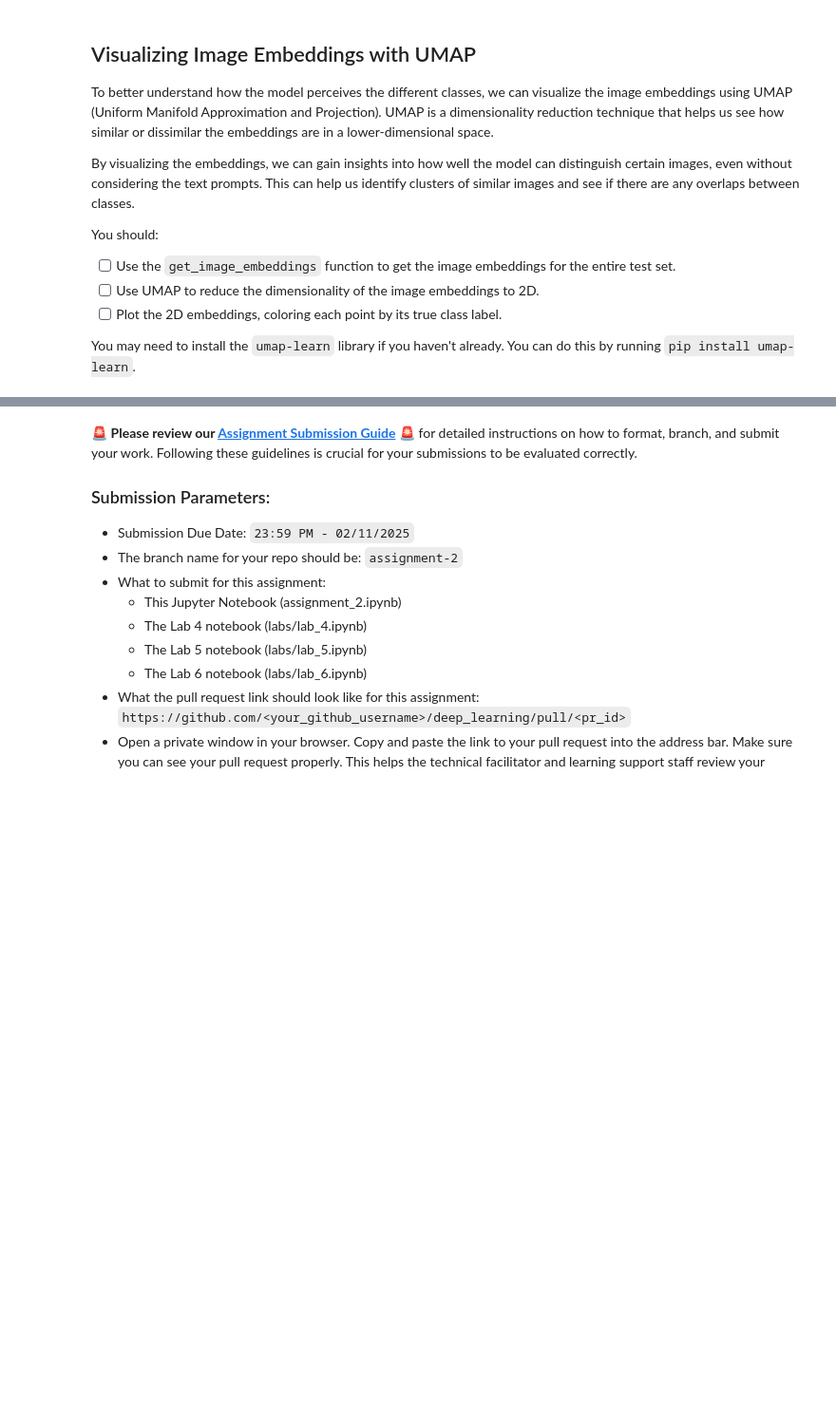
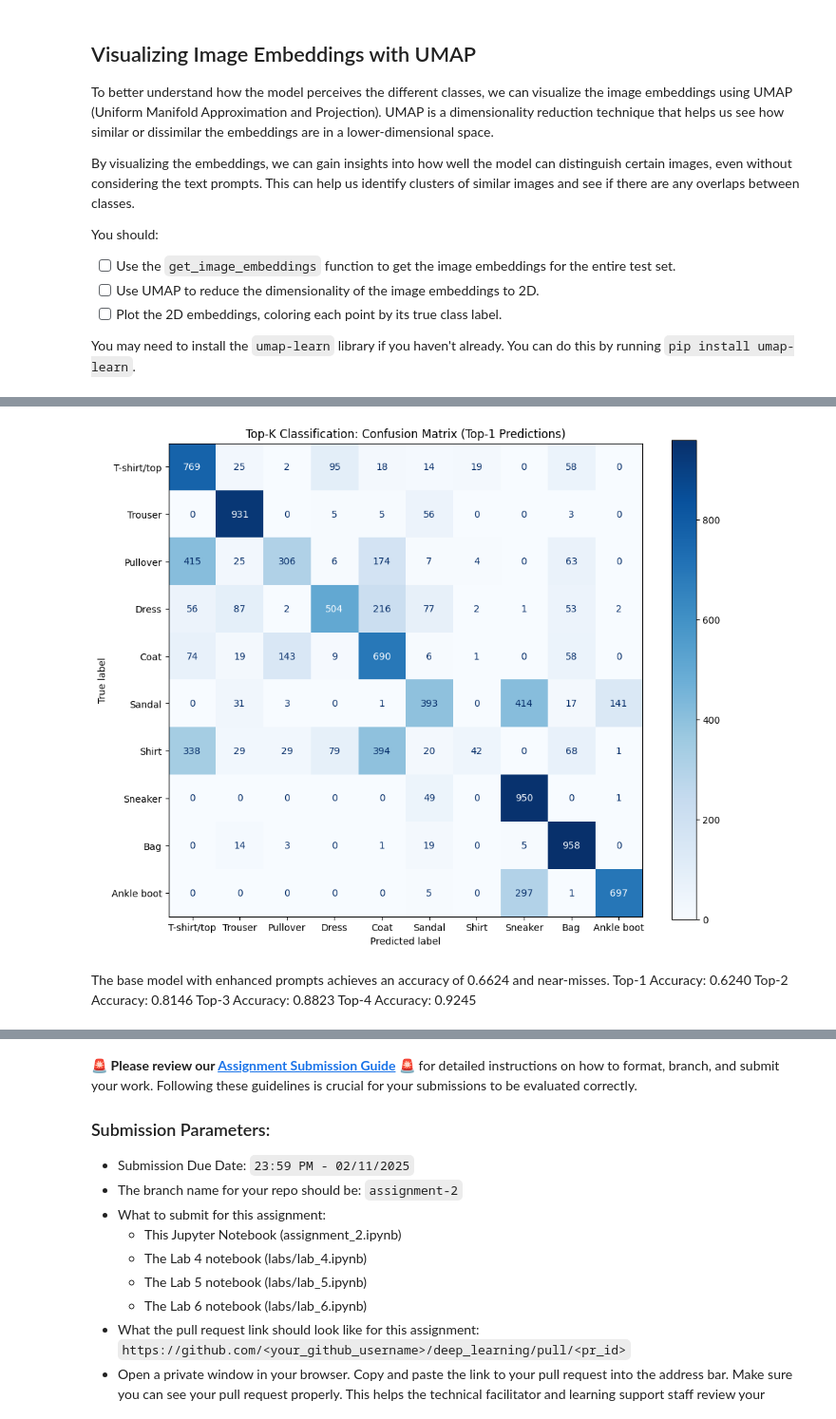
Before and after one commit to davidancor/deep_learning, a Jupyter notebook: 02_activities/assignments/assignment_2.ipynb, the cells around one changed output, grey strips where cells are left out. Shown at 95% size. Drawn from its saved outputs; the diff is of its cells as text; code cells hidden in the pictures; blank space fills up the shorter version.

```diff
--- a/02_activities/assignments/assignment_2.ipynb
+++ b/02_activities/assignments/assignment_2.ipynb
@@ -410,3 +491,25 @@ for k in [1, 2, 3, 4]:
+# %%
+from sklearn.metrics import confusion_matrix, ConfusionMatrixDisplay
+
+# Get top-1 predictions for the confusion matrix
+top1_preds = get_top_k_predictions(all_sims, k=1).ravel()  # or argmax
+
+# Plot confusion matrix
+fig, ax = plt.subplots(figsize=(10, 8))
+cm = confusion_matrix(all_true, top1_preds)
+disp = ConfusionMatrixDisplay(confusion_matrix=cm, display_labels=CLASS_NAMES)
+disp.plot(ax=ax, cmap='Blues', values_format='d')
+plt.title("Top-K Classification: Confusion Matrix (Top-1 Predictions)")
+plt.tight_layout()
+plt.show()
+# %% [output]
+[figure, added]
+# %% [markdown]
+The base model with enhanced prompts achieves an accuracy of 0.6624 and near-misses.
+Top-1 Accuracy: 0.6240
+Top-2 Accuracy: 0.8146
+Top-3 Accuracy: 0.8823
+Top-4 Accuracy: 0.9245
 # %% [markdown]
 ### Short Report
 
```
Also changed, not shown: parts of 17 cells of this notebook, 2 other files.
